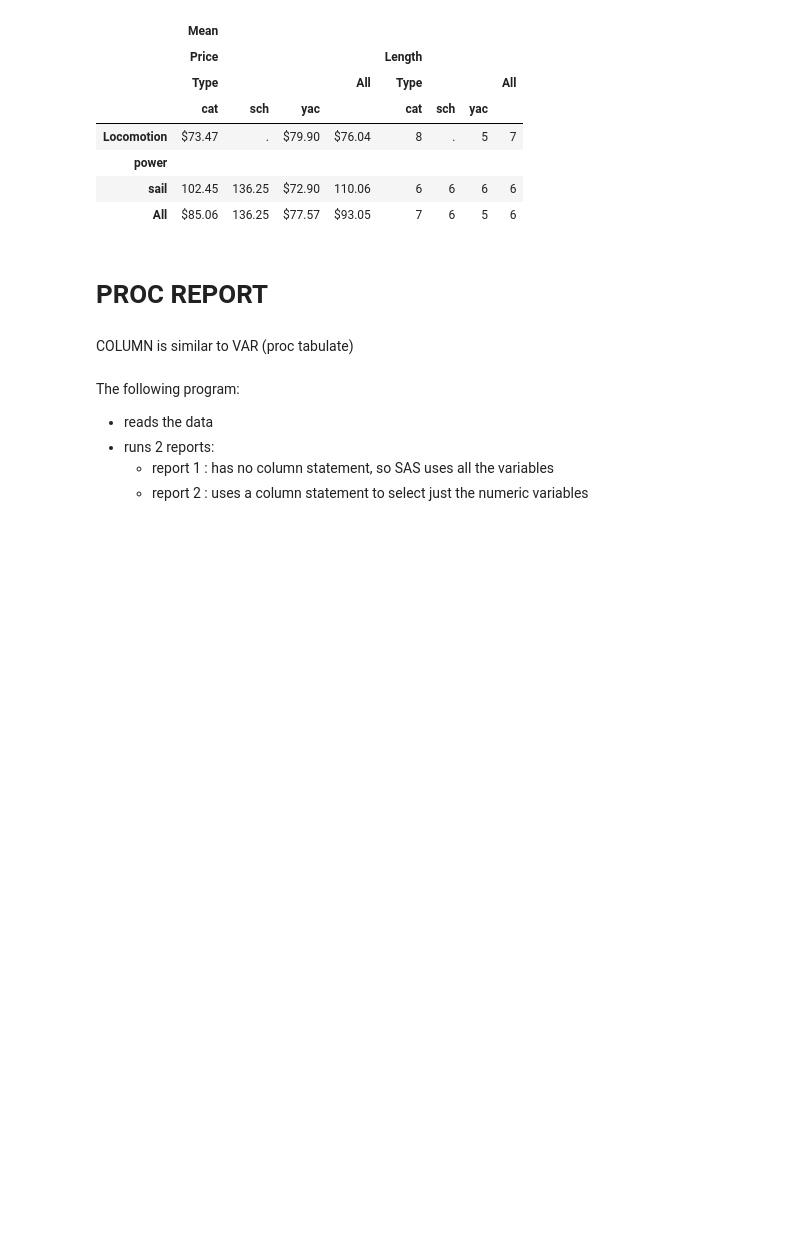
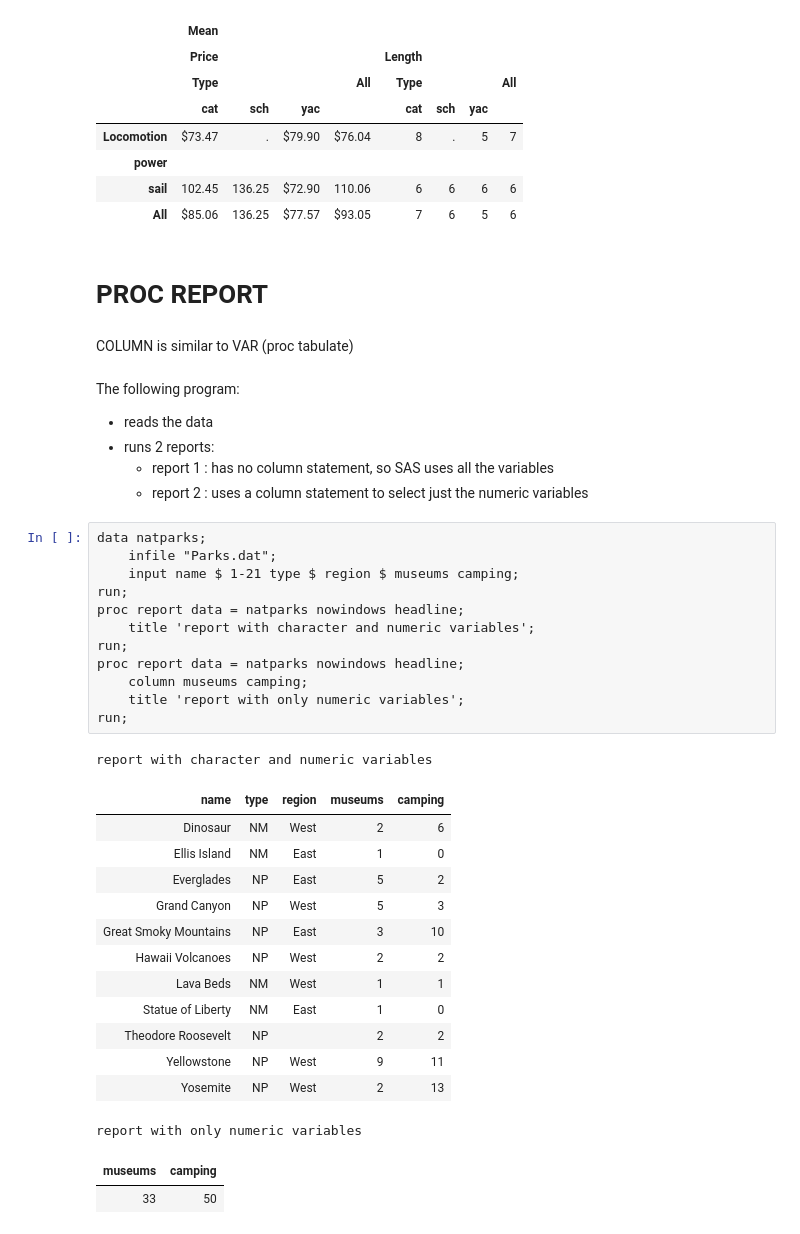
Before and after one commit to CollierKing/CodeSnippits, a Jupyter notebook: SAS/3 - Summarizing, reporting.ipynb, the cells around one changed output. Drawn from its saved outputs; the diff is of its cells as text; blank space fills up the shorter version.

```diff
--- a/SAS/3 - Summarizing, reporting.ipynb
+++ b/SAS/3 - Summarizing, reporting.ipynb
@@ -229,3 +229,32 @@ The following program:
 * runs 2 reports:
     * report 1 : has no column statement, so SAS uses all the variables
     * report 2 : uses a column statement to select just the numeric variables
+# %%
+data natparks;
+    infile "Parks.dat";
+    input name $ 1-21 type $ region $ museums camping;
+run;
+proc report data = natparks nowindows headline;
+    title 'report with character and numeric variables';
+run;
+proc report data = natparks nowindows headline;
+    column museums camping;
+    title 'report with only numeric variables';
+run;
+# %% [output]
+report with character and numeric variables
+| name | type | region | museums | camping |
+| Dinosaur | NM | West | 2 | 6 |
+| Ellis Island | NM | East | 1 | 0 |
+| Everglades | NP | East | 5 | 2 |
+| Grand Canyon | NP | West | 5 | 3 |
+| Great Smoky Mountains | NP | East | 3 | 10 |
+| Hawaii Volcanoes | NP | West | 2 | 2 |
+| Lava Beds | NM | West | 1 | 1 |
+| Statue of Liberty | NM | East | 1 | 0 |
+| Theodore Roosevelt | NP |  | 2 | 2 |
+| Yellowstone | NP | West | 9 | 11 |
+| Yosemite | NP | West | 2 | 13 |
+report with only numeric variables
+| museums | camping |
+| 33 | 50 |
```
Also changed, not shown: parts of 18 cells of this notebook.
